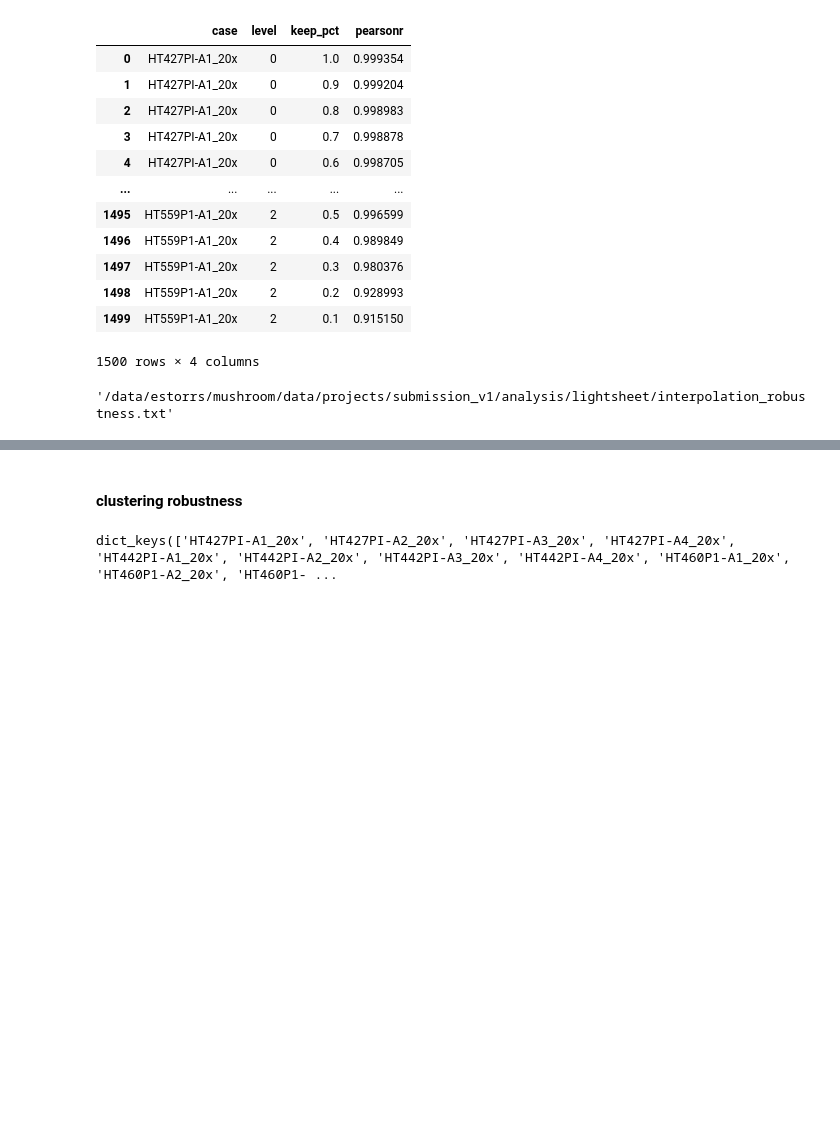
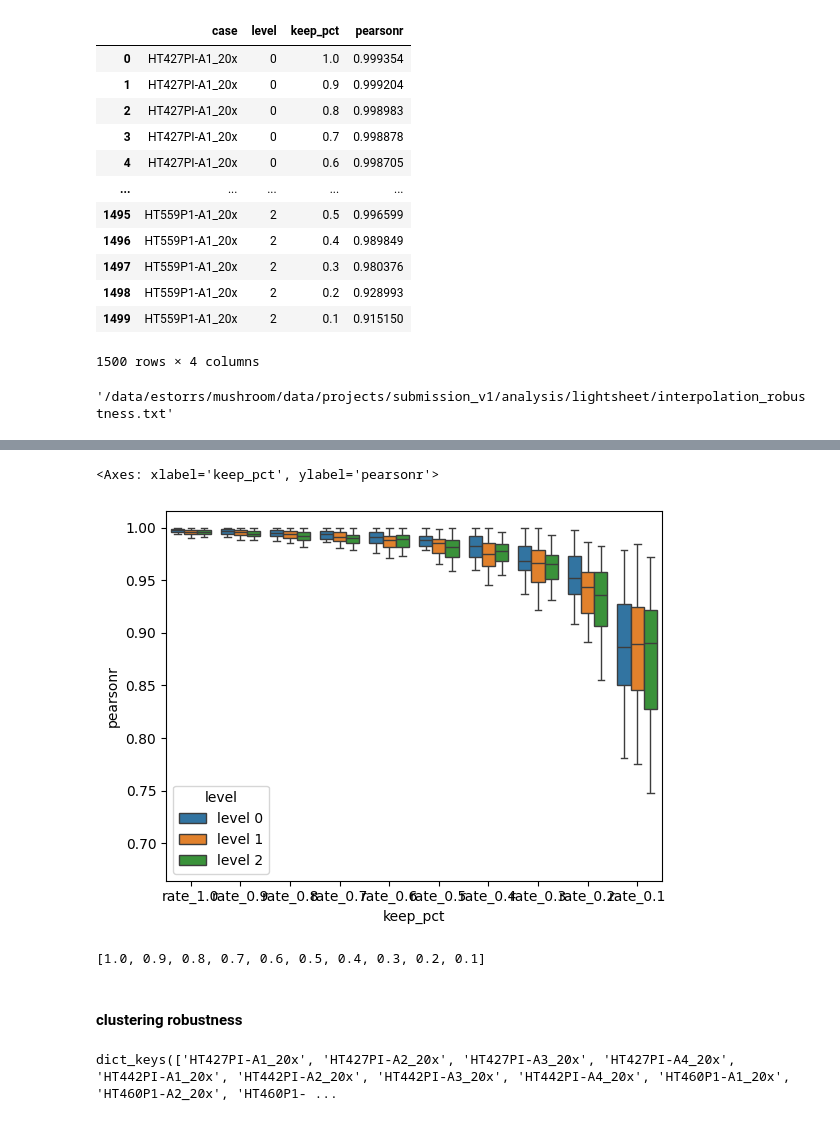
Before and after one commit to ding-lab/mushroom, a Jupyter notebook: notebooks/manuscript/submission_v1/step6_qc_analysis_lightsheet.ipynb, the cells around one changed output, grey strips where cells are left out. Saved outputs shown, nothing was run; the diff lists cells and outputs as text; code cells hidden in the pictures; blank space fills up the shorter version.

```diff
--- a/notebooks/manuscript/submission_v1/step6_qc_analysis_lightsheet.ipynb
+++ b/notebooks/manuscript/submission_v1/step6_qc_analysis_lightsheet.ipynb
@@ -154,3 +157,6 @@ df.to_csv(os.path.join(output_dir, 'interpolation_robustness.txt'), sep='\t', in
 os.path.join(output_dir, 'interpolation_robustness.txt')
 # %% [output]
 '/data/estorrs/mushroom/data/projects/submission_v1/analysis/lightsheet/interpolation_robustness.txt'
+# %%
+df = pd.read_csv(os.path.join(output_dir, 'interpolation_robustness.txt'), sep='\t')
+df
@@ -156,0 +177,3 @@ os.path.join(output_dir, 'interpolation_robustness.txt')
+# %%
+df['level'] = [f'level {x}' for x in df['level']]
+df['keep_pct'] = [f'rate_{x}' for x in df['keep_pct']]
@@ -157,3 +196,13 @@ os.path.join(output_dir, 'interpolation_robustness.txt')
+# %%
+# sns.stripplot(data=df, x='keep_rate', y='adj_rand_score', hue='level', dodge=True, )
+sns.boxplot(data=df, x='keep_pct', y='pearsonr', hue='level', whis=1., fill=True, fliersize=0.)
+# %% [output]
+<Axes: xlabel='keep_pct', ylabel='pearsonr'>
+[figure, added]
+# %%
+sorted(set(df['keep_pct']), reverse=True)
+# %% [output]
+[1.0, 0.9, 0.8, 0.7, 0.6, 0.5, 0.4, 0.3, 0.2, 0.1]
 # %% [markdown]
 #### clustering robustness
 # %%
```
Also changed, not shown: parts of 10 cells of this notebook, 9 other files.
